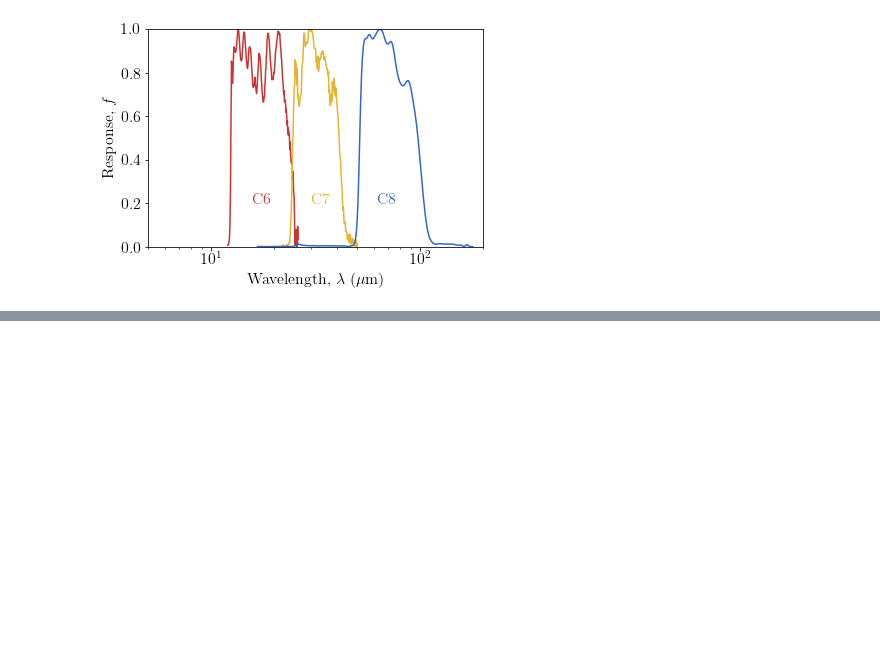
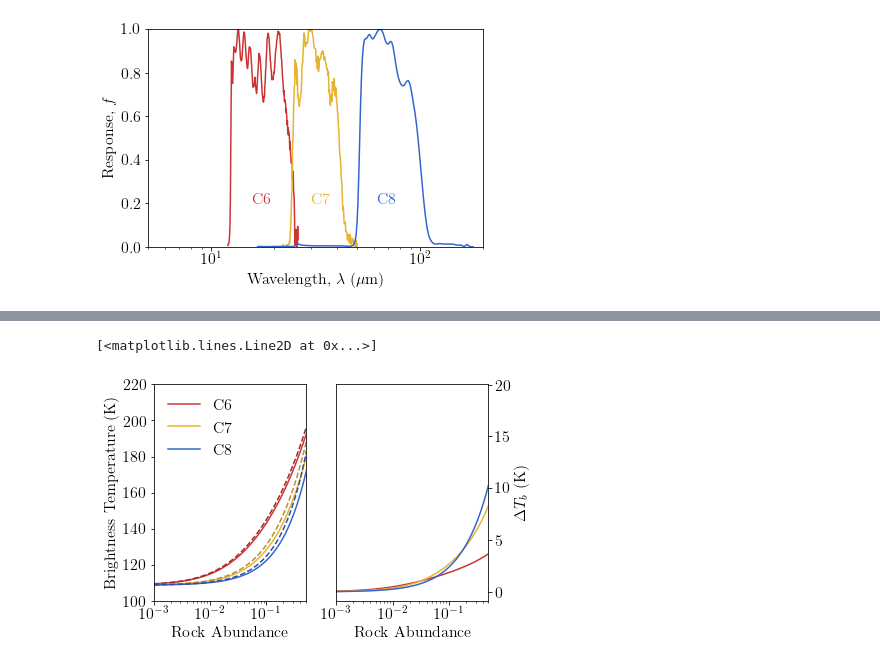
Before and after one commit to phayne/moon, a Jupyter notebook: Rock-Regolith-Temperatures.ipynb, the cells around one changed output, grey strips where cells are left out. Saved outputs shown, nothing was run; the diff lists cells and outputs as text; code cells hidden in the pictures; blank space fills up the shorter version.

Commit message:
Updated notebook with brightness temperature calculations.

```diff
--- a/Rock-Regolith-Temperatures.ipynb
+++ b/Rock-Regolith-Temperatures.ipynb
@@ -445,0 +450,32 @@ plt.legend(frameon=False, fontsize=16)
+# %%
+tb6s = pr.radiance_to_tb(f6[:,1],f6[:,0]*1e-6, rad_s_6)
+tb7s = pr.radiance_to_tb(f7[:,1],f7[:,0]*1e-6, rad_s_7)
+tb8s = pr.radiance_to_tb(f8[:,1],f8[:,0]*1e-6, rad_s_8)
+tb6h = pr.radiance_to_tb(f6[:,1],f6[:,0]*1e-6, rad_h_6)
+tb7h = pr.radiance_to_tb(f7[:,1],f7[:,0]*1e-6, rad_h_7)
+tb8h = pr.radiance_to_tb(f8[:,1],f8[:,0]*1e-6, rad_h_8)
+# Plot results
+plt.subplot(121)
+plt.semilogx(CArr, tb6s, color=c1, label='C6')
+plt.semilogx(CArr, tb7s, color=c2, label='C7')
+plt.semilogx(CArr, tb8s, color=c3, label='C8')
+plt.semilogx(CArr, tb6h, color=c1*0.8, linestyle='--')
+plt.semilogx(CArr, tb7h, color=c2*0.8, linestyle='--')
+plt.semilogx(CArr, tb8h, color=c3*0.8, linestyle='--')
+plt.xlim([1e-3,0.5])
+plt.ylim([100,220])
+plt.xlabel('Rock Abundance')
+plt.ylabel('Brightness Temperature (K)')
+plt.legend(frameon=False, fontsize=16)
+ax2 = plt.subplot(122)
+ax2.yaxis.tick_right()
+ax2.yaxis.set_label_position('right')
+plt.xlim([1e-3,0.5])
+plt.xlabel('Rock Abundance')
+plt.ylabel('$\Delta T_b$ (K)')
+plt.semilogx(CArr, tb6h-tb6s, color=c1, label='C6')
+plt.semilogx(CArr, tb7h-tb7s, color=c2, label='C7')
+plt.semilogx(CArr, tb8h-tb8s, color=c3, label='C8')
+# %% [output]
+[<matplotlib.lines.Line2D at 0x...>]
+[figure, added]
```
Also changed, not shown: parts of 8 cells of this notebook.
